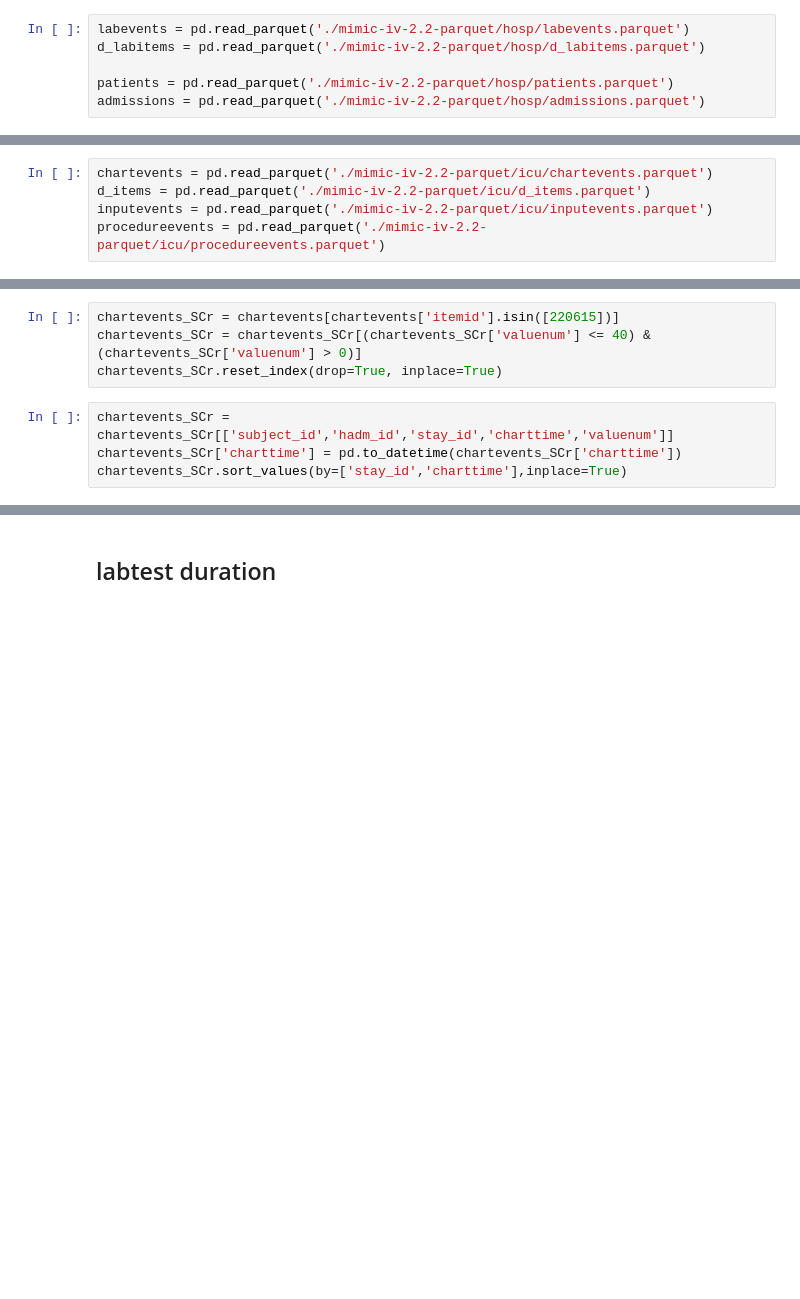
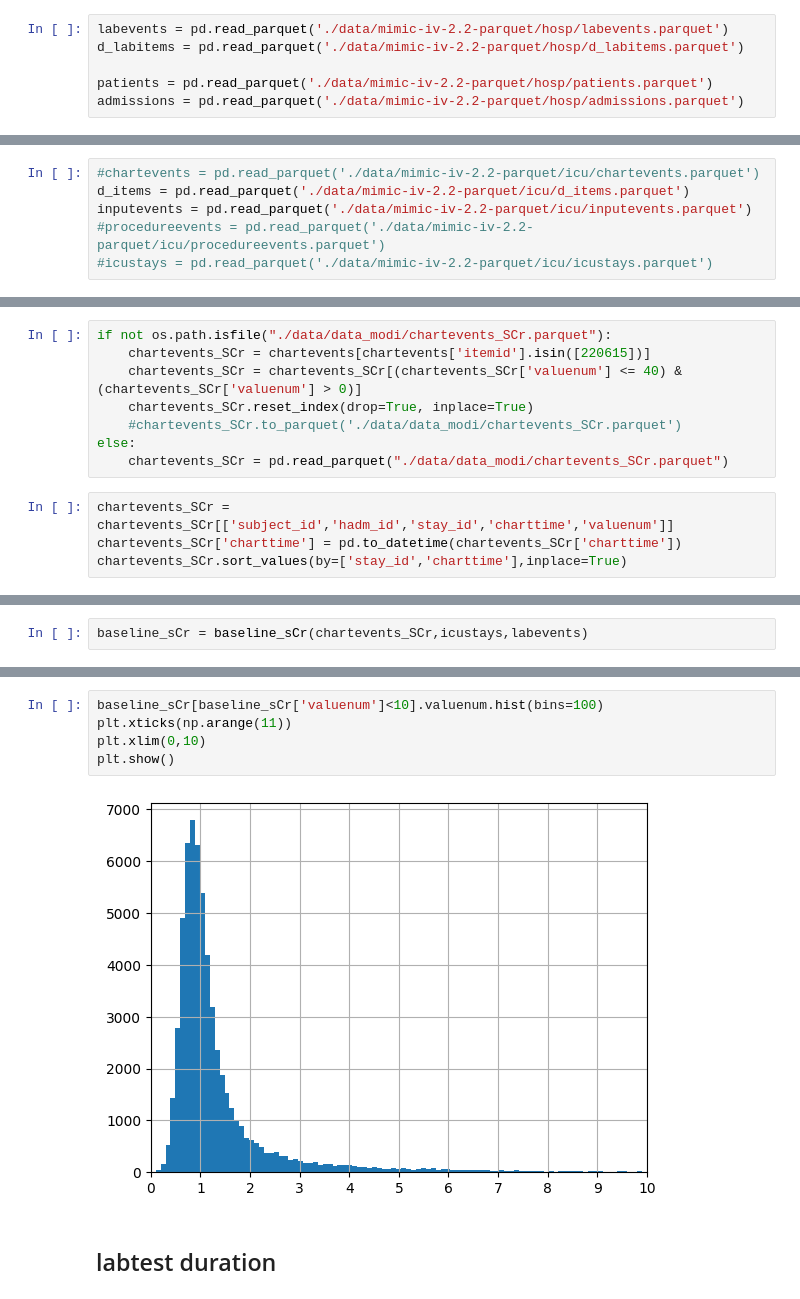
Before and after one commit to cyp-ark/RL-AIAKI, a Jupyter notebook: code/0_.ipynb, the cells around one changed output, grey strips where cells are left out. Cells and saved outputs as stored; diff of their text form; blank space fills up the shorter version.

```diff
--- a/code/0_.ipynb
+++ b/code/0_.ipynb
@@ -8,6 +13,6 @@ if os.getcwd()[-4:] == "code":
 # %%
-labevents = pd.read_parquet('./mimic-iv-2.2-parquet/hosp/labevents.parquet')
-d_labitems = pd.read_parquet('./mimic-iv-2.2-parquet/hosp/d_labitems.parquet')
+labevents = pd.read_parquet('./data/mimic-iv-2.2-parquet/hosp/labevents.parquet')
+d_labitems = pd.read_parquet('./data/mimic-iv-2.2-parquet/hosp/d_labitems.parquet')
 
-patients = pd.read_parquet('./mimic-iv-2.2-parquet/hosp/patients.parquet')
-admissions = pd.read_parquet('./mimic-iv-2.2-parquet/hosp/admissions.parquet')
+patients = pd.read_parquet('./data/mimic-iv-2.2-parquet/hosp/patients.parquet')
+admissions = pd.read_parquet('./data/mimic-iv-2.2-parquet/hosp/admissions.parquet')
@@ -16,5 +19,6 @@ FileNotFoundError: [Errno 2] No such file or directory: './mimic-iv-2.2-parquet/
 # %%
-chartevents = pd.read_parquet('./mimic-iv-2.2-parquet/icu/chartevents.parquet')
-d_items = pd.read_parquet('./mimic-iv-2.2-parquet/icu/d_items.parquet')
-inputevents = pd.read_parquet('./mimic-iv-2.2-parquet/icu/inputevents.parquet')
-procedureevents = pd.read_parquet('./mimic-iv-2.2-parquet/icu/procedureevents.parquet')
+#chartevents = pd.read_parquet('./data/mimic-iv-2.2-parquet/icu/chartevents.parquet')
+d_items = pd.read_parquet('./data/mimic-iv-2.2-parquet/icu/d_items.parquet')
+inputevents = pd.read_parquet('./data/mimic-iv-2.2-parquet/icu/inputevents.parquet')
+#procedureevents = pd.read_parquet('./data/mimic-iv-2.2-parquet/icu/procedureevents.parquet')
+#icustays = pd.read_parquet('./data/mimic-iv-2.2-parquet/icu/icustays.parquet')
@@ -23,7 +27,11 @@ Error:
 # %%
-chartevents_SCr = chartevents[chartevents['itemid'].isin([220615])]
-chartevents_SCr = chartevents_SCr[(chartevents_SCr['valuenum'] <= 40) & (chartevents_SCr['valuenum'] > 0)]
-chartevents_SCr.reset_index(drop=True, inplace=True)
+if not os.path.isfile("./data/data_modi/chartevents_SCr.parquet"):
+    chartevents_SCr = chartevents[chartevents['itemid'].isin([220615])]
+    chartevents_SCr = chartevents_SCr[(chartevents_SCr['valuenum'] <= 40) & (chartevents_SCr['valuenum'] > 0)]
+    chartevents_SCr.reset_index(drop=True, inplace=True)
+    #chartevents_SCr.to_parquet('./data/data_modi/chartevents_SCr.parquet')
+else:
+    chartevents_SCr = pd.read_parquet("./data/data_modi/chartevents_SCr.parquet")
 # %%
 chartevents_SCr = chartevents_SCr[['subject_id','hadm_id','stay_id','charttime','valuenum']]
 chartevents_SCr['charttime'] = pd.to_datetime(chartevents_SCr['charttime'])
@@ -30,0 +82,2 @@ chartevents_SCr.sort_values(by=['stay_id','charttime'],inplace=True)
+# %%
+baseline_sCr = baseline_sCr(chartevents_SCr,icustays,labevents)
@@ -31,3 +113,10 @@ chartevents_SCr.sort_values(by=['stay_id','charttime'],inplace=True)
+# %%
+baseline_sCr[baseline_sCr['valuenum']<10].valuenum.hist(bins=100)
+plt.xticks(np.arange(11))
+plt.xlim(0,10)
+plt.show()
+# %% [output]
+[figure, added]
 # %% [markdown]
 ## labtest duration
 # %%
```
Also changed, not shown: parts of 38 cells of this notebook, 2 other files.
